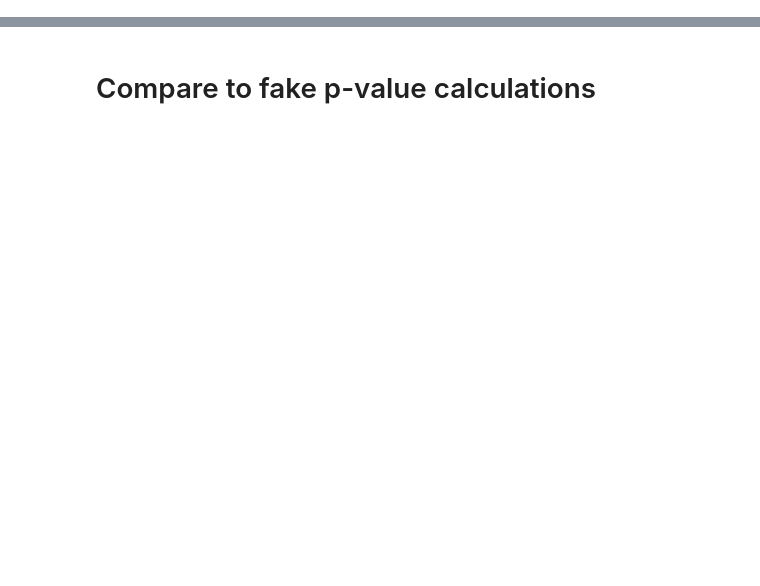
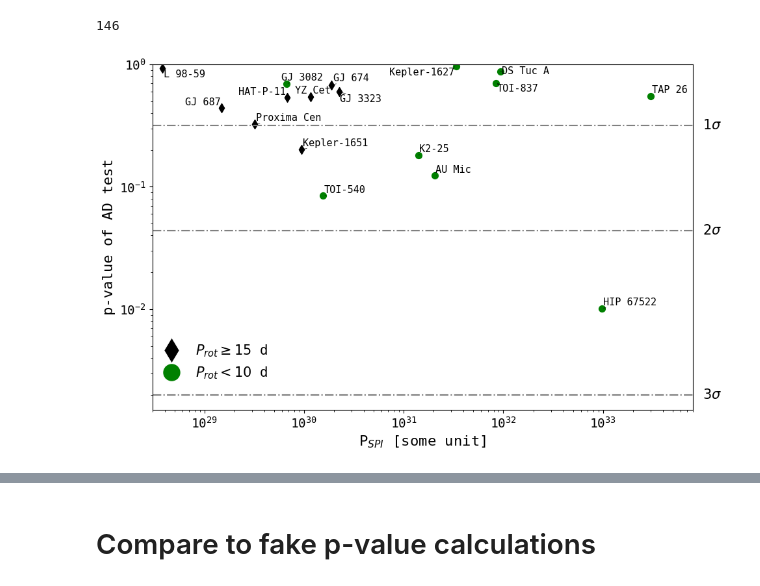
Before and after one commit to ekaterinailin/flaring-spi, a Jupyter notebook: notebooks/_07_stars_vs_adtests.ipynb, the cells around one changed output, grey strips where cells are left out. Cells and saved outputs as stored; diff of their text form; code cells hidden in the pictures; blank space fills up the shorter version.

```diff
--- a/notebooks/_07_stars_vs_adtests.ipynb
+++ b/notebooks/_07_stars_vs_adtests.ipynb
@@ -2,18 +2,11 @@
 import pandas as pd
 import numpy as np
 
-from funcs.ad import aggregate_pvalues, get_sigma_values
-from funcs.spirelations import (b_from_lx_reiners,
-                                p_spi_lanza12,
-                                wrap_obstimes,
-                                calculate_relative_velocity)
+from funcs.ad import get_sigma_values
 
 import matplotlib.pyplot as plt
 from matplotlib.lines import Line2D
 from adjustText import adjust_text
-
-from astropy import units as u
-from astropy.constants import R_sun, R_jup
 
 import seaborn as sns
 
@@ -51,7 +44,8 @@ def colorcode_rotation(st_rotp):
 
     return color, symbol
 
+df = pd.read_csv("../results/results.csv", index_col=0)
 
 # define the colors and symbols for the different rotation periods
-mean_std["color"], mean_std["symbol"] = zip(
-    *mean_std.st_rotp.apply(colorcode_rotation))
+df["color"], df["symbol"] = zip(
+    *df.st_rotp.apply(colorcode_rotation))
@@ -148,51 +98,54 @@ labels = [r"$10 \leq P_{rot} < 15$ d",
 # set up figure
 fig, ax = plt.subplots(figsize=(10, 6.5))
 
-data = mean_std[mean_std.p_spi.notnull()]
+data = df[df.p_spi_erg_s.notnull()]
 
 texts = []
 
 # plot the data
 for color, group in data.groupby("color"):
-    plt.scatter(group["p_spi"], group["mean"], marker=group["symbol"].iloc[0],
+    plt.scatter(group["p_spi_erg_s"], group["mean"], marker=group["symbol"].iloc[0],
                 c=color, s=50., alpha=1.)
     for star, row in group.iterrows():
-        texts.append(plt.text(x=row["p_spi"], y=row["mean"], s=row["ID"],
+        texts.append(plt.text(x=row["p_spi_erg_s"], y=row["mean"], s=row["ID"],
                     fontsize=11, ha="right", va="top", rotation=0))
     # if (color != "lightgrey") & (color != "blue"):
     #     sns.kdeplot(data=group, x="p_spi", y="mean", fill=True,
     #                 color=color, common_norm=True, alpha=.4, log_scale=True,
     #                 cut=0., levels=[0.32, 0.68, 0.95, 0.997])
 
 
 # log scale
 plt.yscale("log")
 plt.xscale("log")
 
-# # add sigma lines
+# add sigma lines
 for sigma, label in list(zip(sigmas, sigma_labels)):
     plt.axhline(sigma, color="grey", linestyle="-.")
-    plt.text(9e7, sigma, label, fontsize=15,
+    plt.text(1e34, sigma, label, fontsize=15,
              color="k", verticalalignment="center")
 
 # labels
 plt.ylabel("p-value of AD test")
 plt.xlabel("P$_{SPI}$ [some unit]")
 
 # legend
-plt.legend(legend[1:3], labels[1:3], loc=(0, 0.08), fontsize=15)
+plt.legend(legend[1:3], labels[1:3], loc=(0, 0.07), fontsize=15)
 
 # limits
-plt.xlim(5e2, 8e7)
+plt.xlim(3e28, 8e33)
 plt.ylim(1.5e-3, 1)
 
 adjust_text(texts, arrowprops=dict(arrowstyle="-", color='k', lw=0.5))
 # save figure
-plt.savefig("../results/plots/2022_11_22_adtests_vs_pspi_kde.png",
+plt.savefig("../results/plots/adtests_vs_pspi_kde.png",
             dpi=300)
 
 
 # ------------------------------------------------------------
+# %% [output]
+146
+[figure, added]
 # %%
 # P-VALUE VS. SEMI-MAJOR AXIS
 
```
Also changed, not shown: parts of 13 cells of this notebook, 4 other files.
